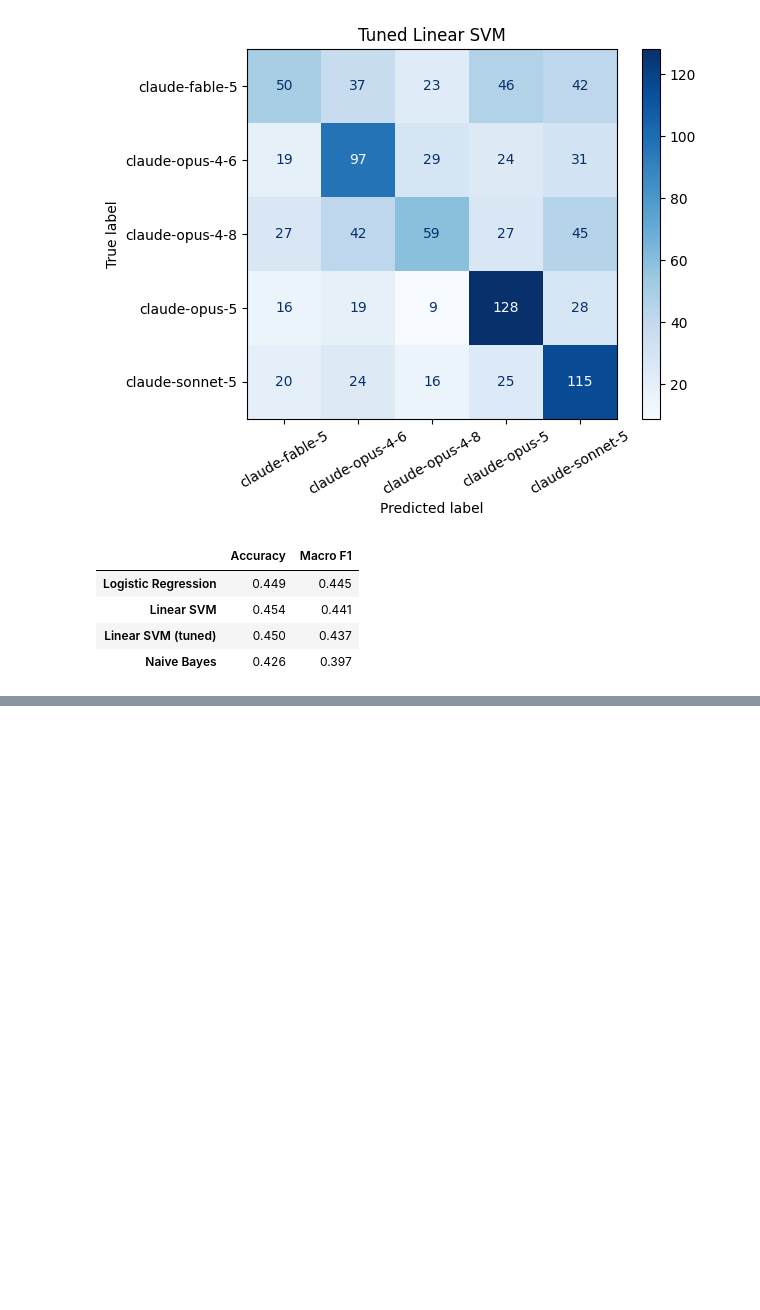
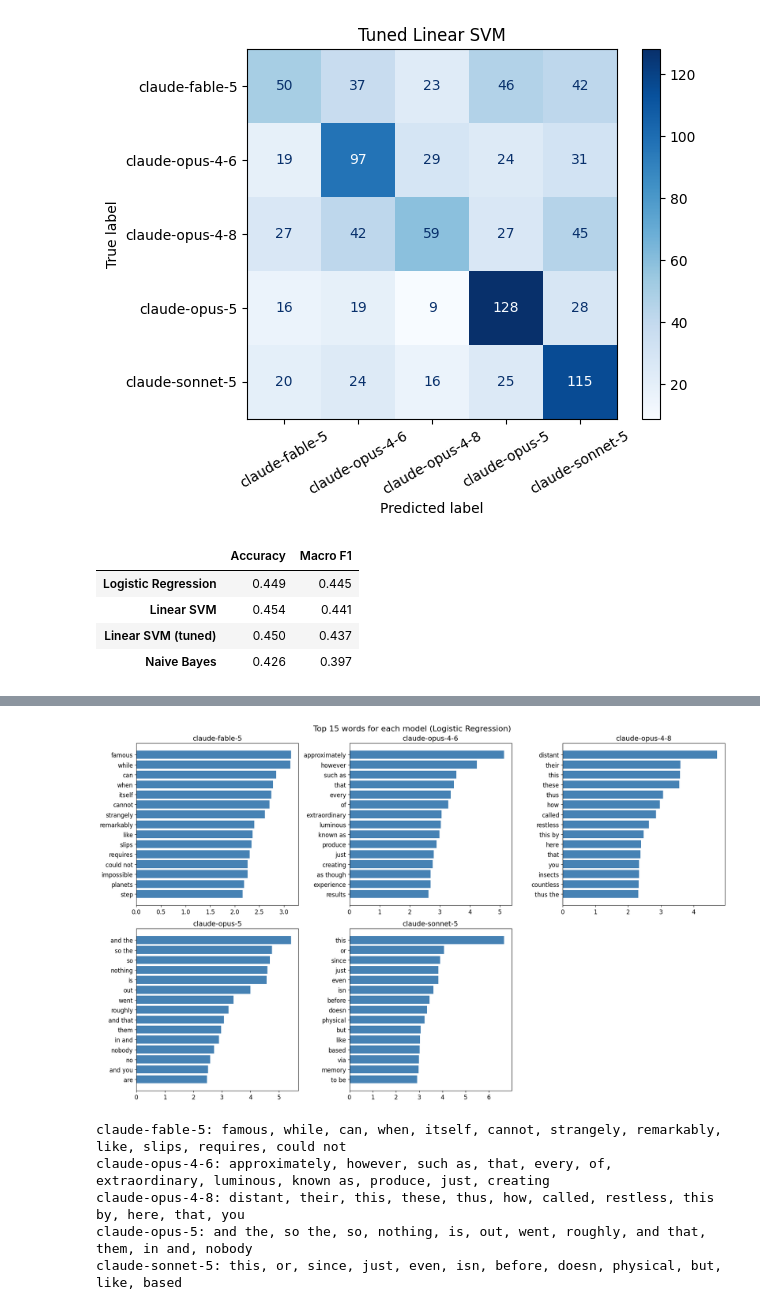
Before and after one commit to Imamgul1ev/Identifying-the-Author-Model-of-AI-Generated-Text--A-TF-IDF-Classification-of-Five-Claude-Models, a Jupyter notebook: llm_project.ipynb, the cells around one changed output, grey strips where cells are left out. Saved outputs shown, nothing was run; the diff lists cells and outputs as text; code cells hidden in the pictures; blank space fills up the shorter version.

Commit message:
LLM_P
Identifying the Author Model of AI-Generated Text: A TF-IDF Classification of Five Claude Models

```diff
--- a/llm_project.ipynb
+++ b/llm_project.ipynb
@@ -520,0 +571,27 @@ summary
+# %%
+import numpy as np
+
+feature_names = tfidf.get_feature_names_out()
+
+fig, axes = plt.subplots(2, 3, figsize=(18, 11))
+for ax, cls, coefs in zip(axes.flat, lr.classes_, lr.coef_):
+    top = np.argsort(coefs)[-15:]                 # 15 largest weights
+    ax.barh(feature_names[top], coefs[top], color='steelblue')
+    ax.set_title(cls, fontsize=14)
+    ax.tick_params(labelsize=12)
+axes.flat[-1].axis('off')                         # 6th slot is empty
+plt.suptitle('Top 15 words for each model (Logistic Regression)', fontsize=16)
+plt.tight_layout()
+plt.show()
+
+# The same words as text, to copy into the report
+for cls, coefs in zip(lr.classes_, lr.coef_):
+    top = np.argsort(coefs)[-12:][::-1]
+    print(f'{cls}: ' + ', '.join(feature_names[top]))
+# %% [output]
+[figure, added]
+claude-fable-5: famous, while, can, when, itself, cannot, strangely, remarkably, like, slips, requires, could not
+claude-opus-4-6: approximately, however, such as, that, every, of, extraordinary, luminous, known as, produce, just, creating
+claude-opus-4-8: distant, their, this, these, thus, how, called, restless, this by, here, that, you
+claude-opus-5: and the, so the, so, nothing, is, out, went, roughly, and that, them, in and, nobody
+claude-sonnet-5: this, or, since, just, even, isn, before, doesn, physical, but, like, based
```
Also changed, not shown: parts of 3 cells of this notebook.
